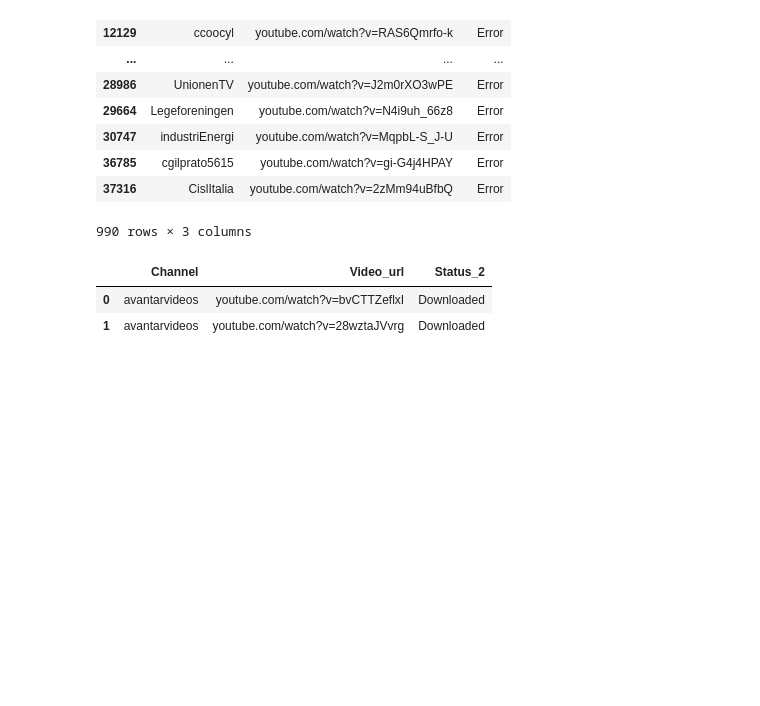
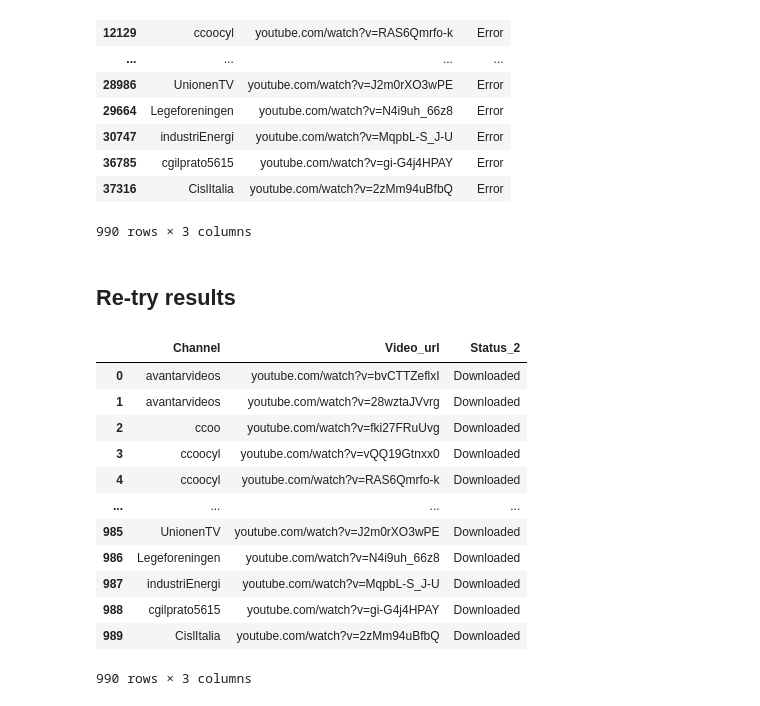
Before and after one commit to DaliaO15/CDHU-katrin_youtube, a Jupyter notebook: prototyping/downloads_analysis.ipynb, the cells around one changed output. Saved outputs shown, nothing was run; the diff lists cells and outputs as text; code cells hidden in the pictures; blank space fills up the shorter version.

```diff
--- a/prototyping/downloads_analysis.ipynb
+++ b/prototyping/downloads_analysis.ipynb
@@ -88,9 +88,22 @@ error_videos
 | 36785 | cgilprato5615 | youtube.com/watch?v=gi-G4j4HPAY | Error |
 | 37316 | CislItalia | youtube.com/watch?v=2zMm94uBfbQ | Error |
 990 rows × 3 columns
+# %% [markdown]
+## Re-try results
 # %%
-pd.read_parquet('downloads_status_re-try.parquet')
+retry_info = pd.read_parquet('downloads_status_re-try.parquet')
+retry_info
 # %% [output]
 |  | Channel | Video_url | Status_2 |
 | 0 | avantarvideos | youtube.com/watch?v=bvCTTZeflxI | Downloaded |
 | 1 | avantarvideos | youtube.com/watch?v=28wztaJVvrg | Downloaded |
+| 2 | ccoo | youtube.com/watch?v=fki27FRuUvg | Downloaded |
+| 3 | ccoocyl | youtube.com/watch?v=vQQ19Gtnxx0 | Downloaded |
+| 4 | ccoocyl | youtube.com/watch?v=RAS6Qmrfo-k | Downloaded |
+| ... | ... | ... | ... |
+| 985 | UnionenTV | youtube.com/watch?v=J2m0rXO3wPE | Downloaded |
+| 986 | Legeforeningen | youtube.com/watch?v=N4i9uh_66z8 | Downloaded |
+| 987 | industriEnergi | youtube.com/watch?v=MqpbL-S_J-U | Downloaded |
+| 988 | cgilprato5615 | youtube.com/watch?v=gi-G4j4HPAY | Downloaded |
+| 989 | CislItalia | youtube.com/watch?v=2zMm94uBfbQ | Downloaded |
+990 rows × 3 columns
```
Also changed, not shown: parts of 10 cells of this notebook.
